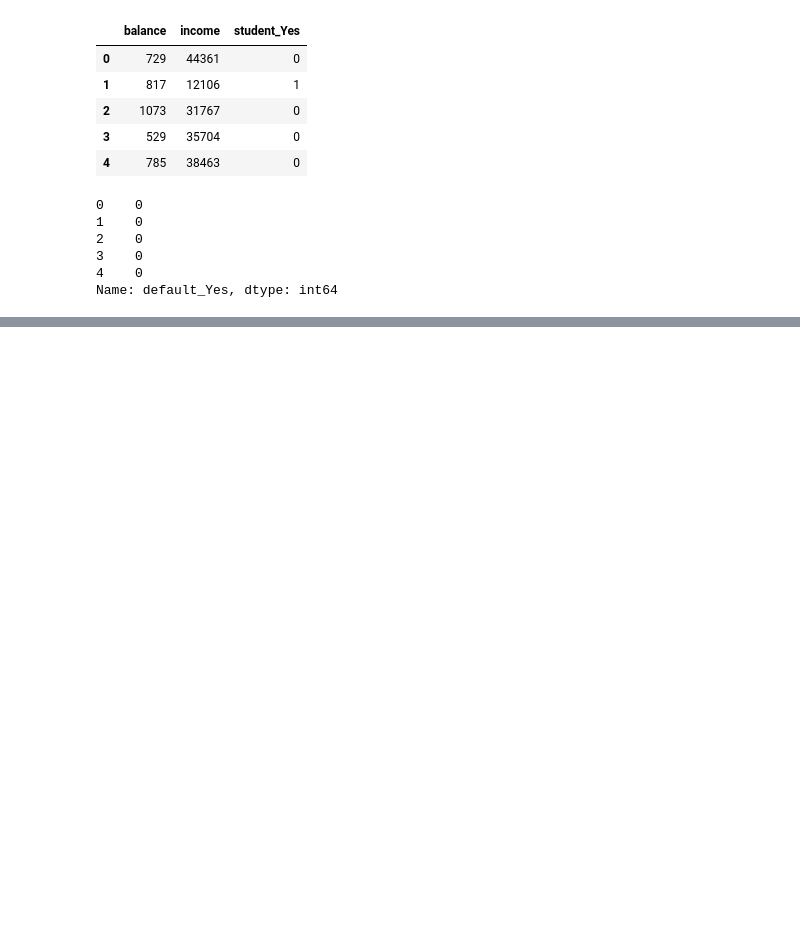
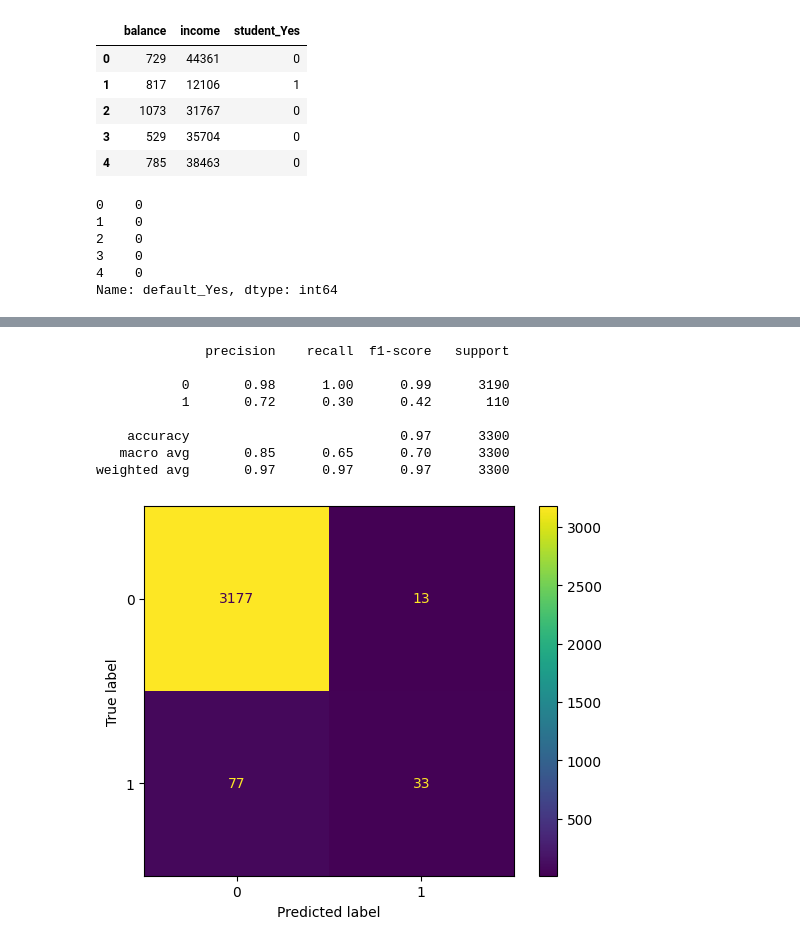
Before and after one commit to luckepucke6/machine_learning_lucas_lindh_mlops25, a Jupyter notebook: code_alongs/04_logistic_regression/logistc_regression.ipynb, the cells around one changed output, grey strips where cells are left out. Saved outputs shown, nothing was run; the diff lists cells and outputs as text; code cells hidden in the pictures; blank space fills up the shorter version.

Commit message:
logistic regression

```diff
--- a/code_alongs/04_logistic_regression/logistc_regression.ipynb
+++ b/code_alongs/04_logistic_regression/logistc_regression.ipynb
@@ -93,0 +96,7 @@ Name: default_Yes, dtype: int64
+# %%
+from sklearn.model_selection import train_test_split
+
+X_train, X_test, y_train, y_test = train_test_split(
+    X, y, test_size=0.33, random_state=42)
+
+X_train.shape, X_test.shape
@@ -93,0 +128,13 @@ Name: default_Yes, dtype: int64
+# %%
+from sklearn.preprocessing import StandardScaler
+
+scaler = StandardScaler()
+scaler.fit(X_train)
+
+scaled_X_train = scaler.transform(X_train)
+scaled_X_test = scaler.transform(X_test)
+
+print(f"{scaled_X_train.mean() = }")
+print(f"{scaled_X_train.std() = }")
+print(f"{scaled_X_test.mean() = }")
+print(f"{scaled_X_test.std() = }")
@@ -93,0 +148,8 @@ Name: default_Yes, dtype: int64
+# %%
+from sklearn.linear_model import LogisticRegression
+import numpy as np
+
+# penalty None -> logistic regression without regularization
+model = LogisticRegression(C = np.inf)
+model.fit(scaled_X_train, y_train)
+model.intercept_, model.coef_
@@ -93,0 +176,3 @@ Name: default_Yes, dtype: int64
+# %%
+y_pred = model.predict(scaled_X_test)
+y_pred
@@ -93,0 +185,18 @@ Name: default_Yes, dtype: int64
+# %%
+from sklearn.metrics import confusion_matrix, ConfusionMatrixDisplay, classification_report
+
+cm = confusion_matrix(y_true=y_test, y_pred=y_pred, labels=model.classes_)
+ConfusionMatrixDisplay(cm, display_labels=model.classes_).plot()
+
+
+print(classification_report(y_test, y_pred))
+# %% [output]
+              precision    recall  f1-score   support
+
+           0       0.98      1.00      0.99      3190
+           1       0.72      0.30      0.42       110
+
+    accuracy                           0.97      3300
+   macro avg       0.85      0.65      0.70      3300
+weighted avg       0.97      0.97      0.97      3300
+[figure, added]
```
Also changed, not shown: parts of 14 cells of this notebook.
